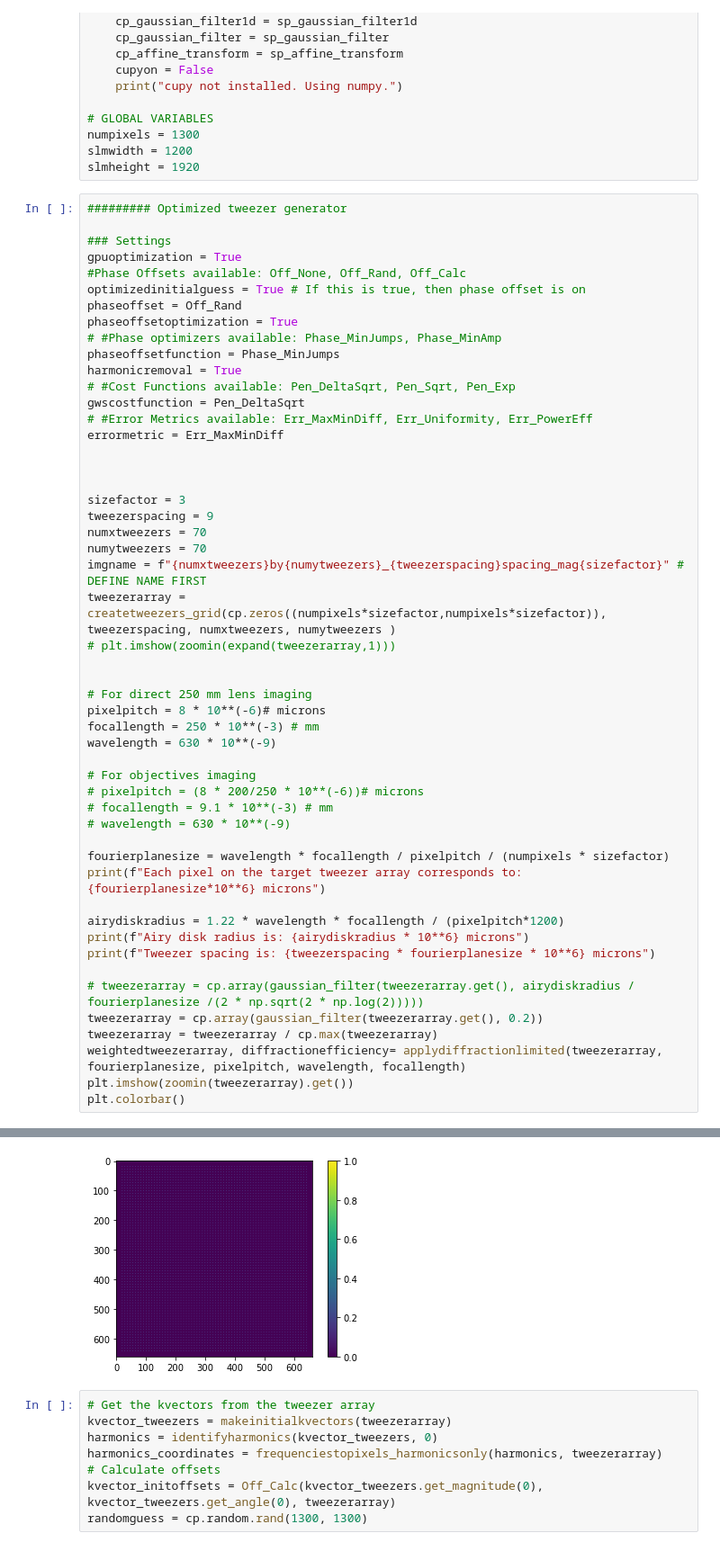
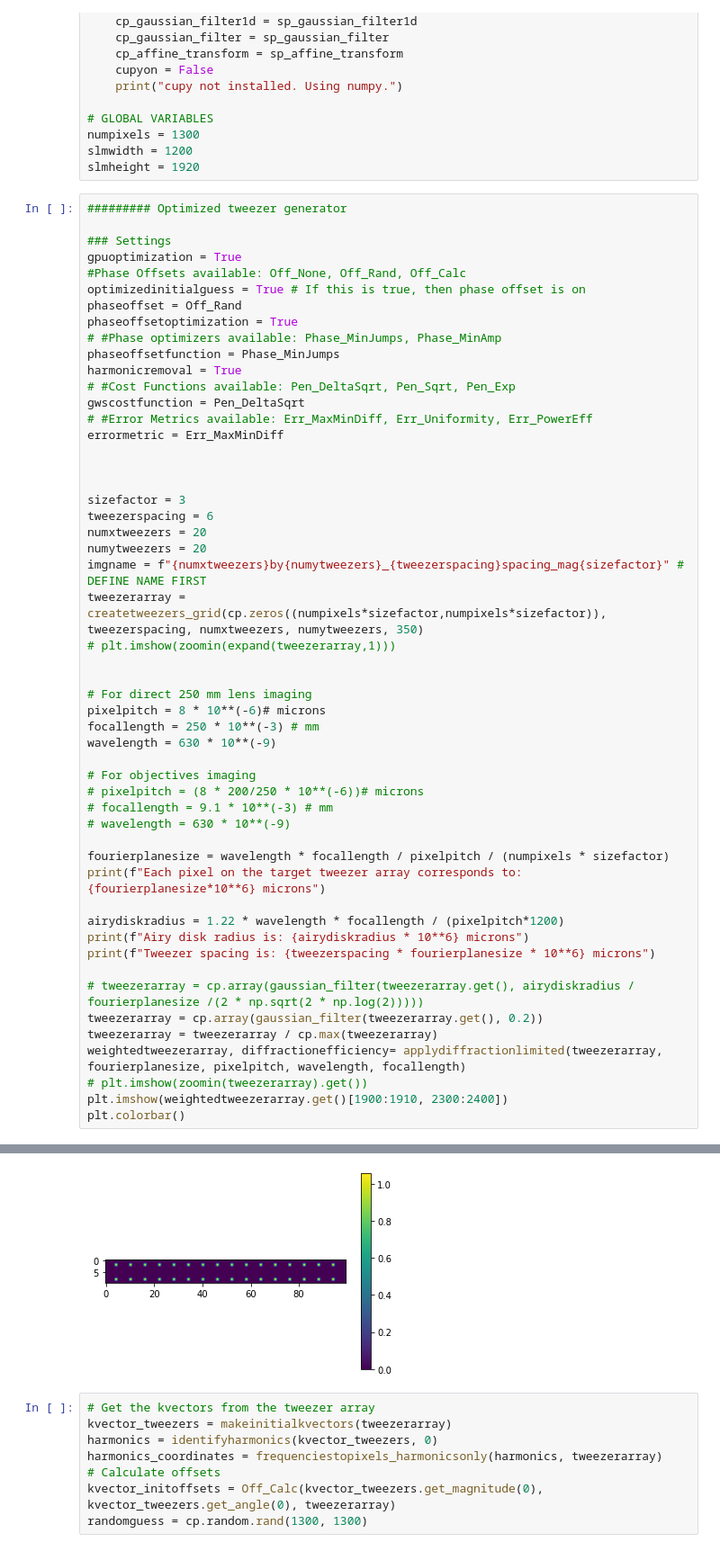
Before and after one commit to nsong03/Ultracold-Research, a Jupyter notebook: GWS-Summer2024/tweezergeneration_simulation.ipynb, the cells around one changed output, grey strips where cells are left out. Shown at 90% size. Drawn from its saved outputs; the diff is of its cells as text.

```diff
--- a/GWS-Summer2024/tweezergeneration_simulation.ipynb
+++ b/GWS-Summer2024/tweezergeneration_simulation.ipynb
@@ -56,11 +56,11 @@ errormetric = Err_MaxMinDiff
 
 
 sizefactor = 3
-tweezerspacing = 9
-numxtweezers = 70
-numytweezers = 70
+tweezerspacing = 6
+numxtweezers = 20
+numytweezers = 20
 imgname = f"{numxtweezers}by{numytweezers}_{tweezerspacing}spacing_mag{sizefactor}" # DEFINE NAME FIRST
-tweezerarray = createtweezers_grid(cp.zeros((numpixels*sizefactor,numpixels*sizefactor)), tweezerspacing, numxtweezers, numytweezers )
+tweezerarray = createtweezers_grid(cp.zeros((numpixels*sizefactor,numpixels*sizefactor)), tweezerspacing, numxtweezers, numytweezers, 350)
 # plt.imshow(zoomin(expand(tweezerarray,1)))
 
 
@@ -85,7 +85,8 @@ print(f"Tweezer spacing is: {tweezerspacing * fourierplanesize * 10**6} microns"
 tweezerarray = cp.array(gaussian_filter(tweezerarray.get(), 0.2))
 tweezerarray = tweezerarray / cp.max(tweezerarray)
 weightedtweezerarray, diffractionefficiency= applydiffractionlimited(tweezerarray, fourierplanesize, pixelpitch, wavelength, focallength)
-plt.imshow(zoomin(tweezerarray).get())
+# plt.imshow(zoomin(tweezerarray).get())
+plt.imshow(weightedtweezerarray.get()[1900:1910, 2300:2400])
 plt.colorbar()
 # %% [output]
 Each pixel on the target tweezer array corresponds to: 5.0480769230769225 microns
@@ -94,5 +95,5 @@ Tweezer spacing is: 45.4326923076923 microns
 <matplotlib.colorbar.Colorbar at 0x...>
-[figure, old version]
+[figure, new version]
 # %%
 # Get the kvectors from the tweezer array
 kvector_tweezers = makeinitialkvectors(tweezerarray)
```
Also changed, not shown: parts of 6 cells of this notebook, 10 other files.
